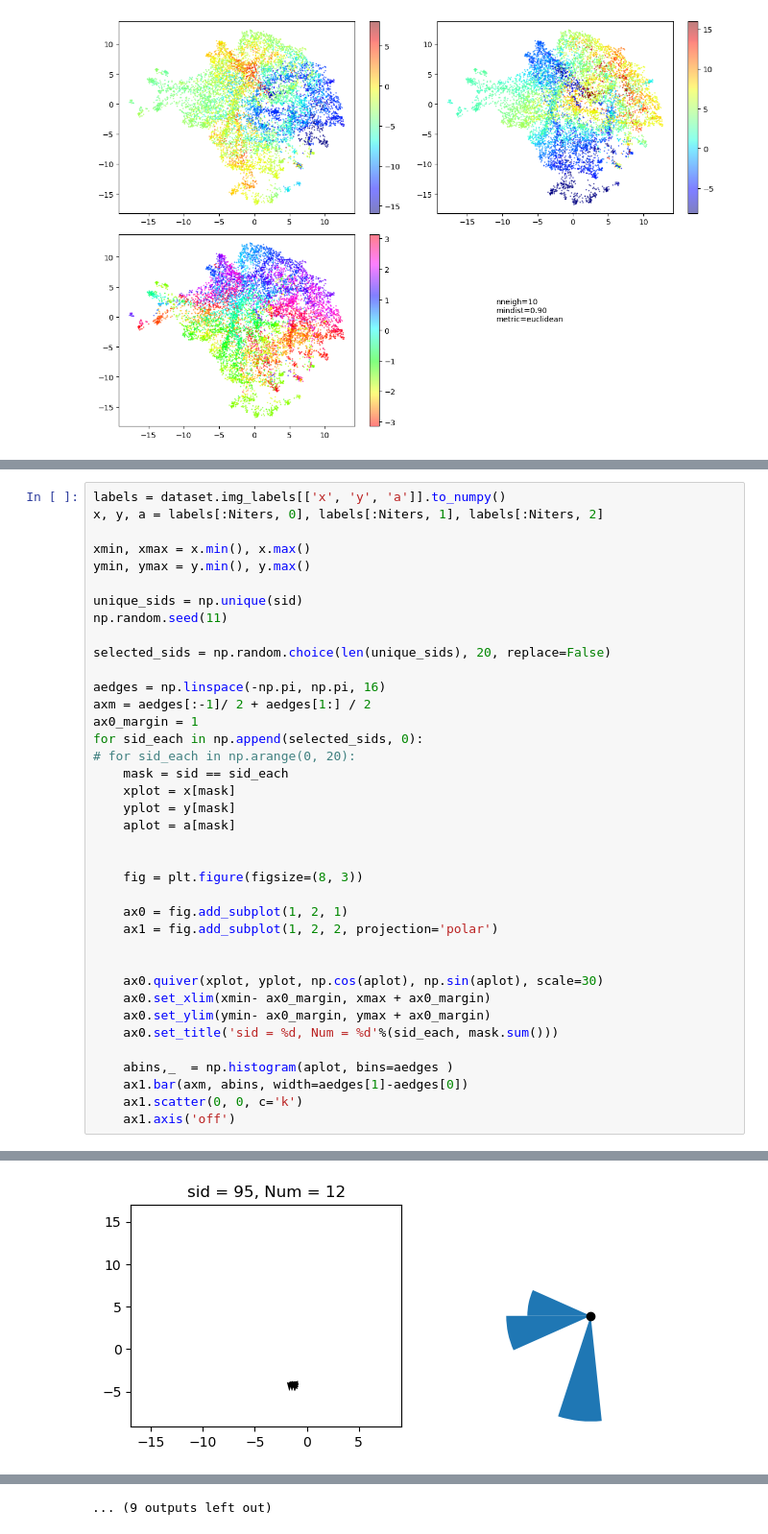
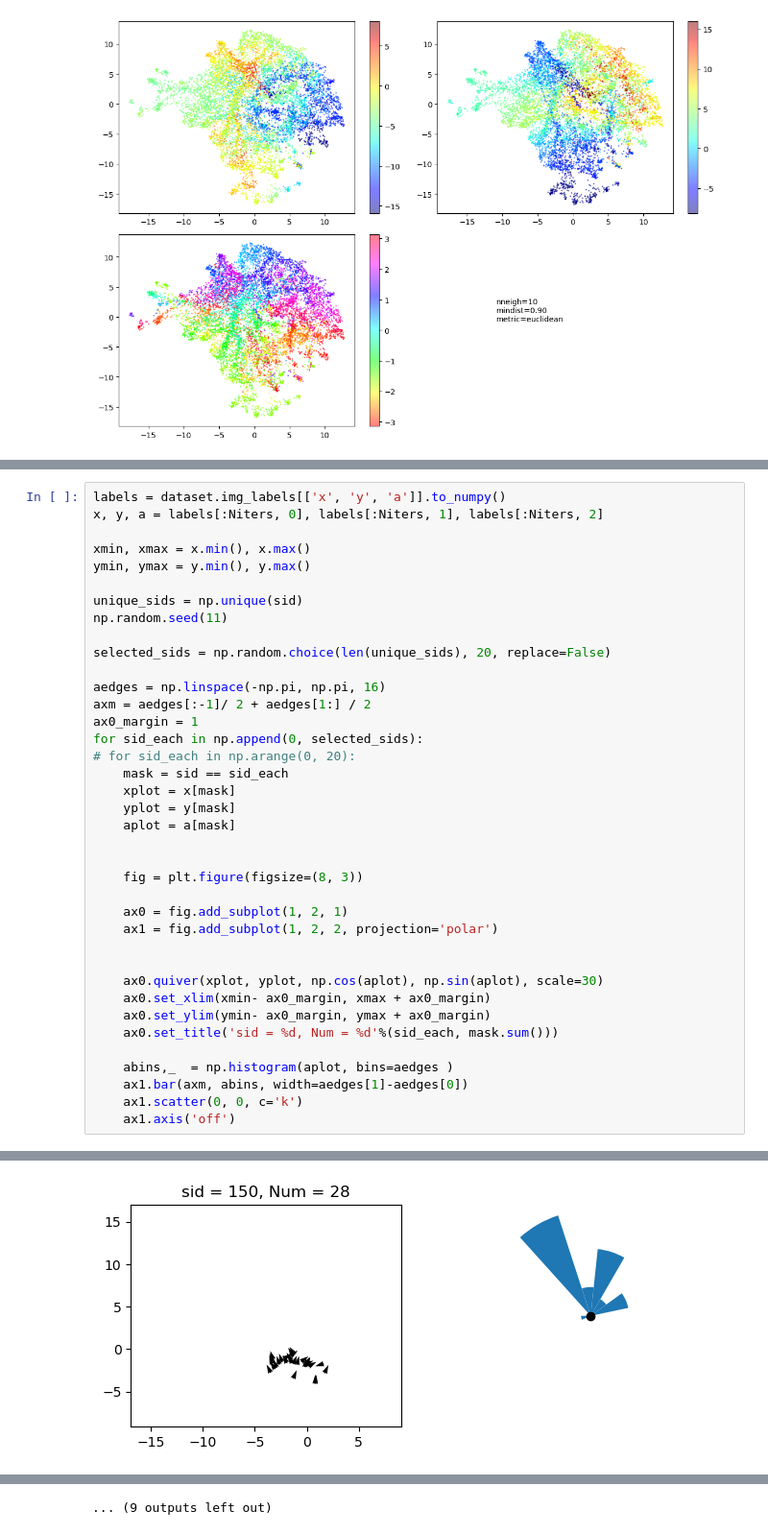
Before and after one commit to yyhhoi/HippoSLAM, a Jupyter notebook: controllers/hipposlam/UMAP_offline_state_specificity.ipynb, the cells around one changed output, grey strips where cells are left out. Shown at 96% size. Cells and saved outputs as stored; diff of their text form.

```diff
--- a/controllers/hipposlam/UMAP_offline_state_specificity.ipynb
+++ b/controllers/hipposlam/UMAP_offline_state_specificity.ipynb
@@ -173,7 +173,7 @@ selected_sids = np.random.choice(len(unique_sids), 20, replace=False)
 aedges = np.linspace(-np.pi, np.pi, 16)
 axm = aedges[:-1]/ 2 + aedges[1:] / 2
 ax0_margin = 1
-for sid_each in np.append(selected_sids, 0):
+for sid_each in np.append(0, selected_sids):
 # for sid_each in np.arange(0, 20):
     mask = sid == sid_each
     xplot = x[mask]
@@ -202 +202 @@ for sid_each in np.append(selected_sids, 0):
-[figure, old version]
+[figure, new version]
```
Also changed, not shown: parts of 3 cells of this notebook, 6 other files.
